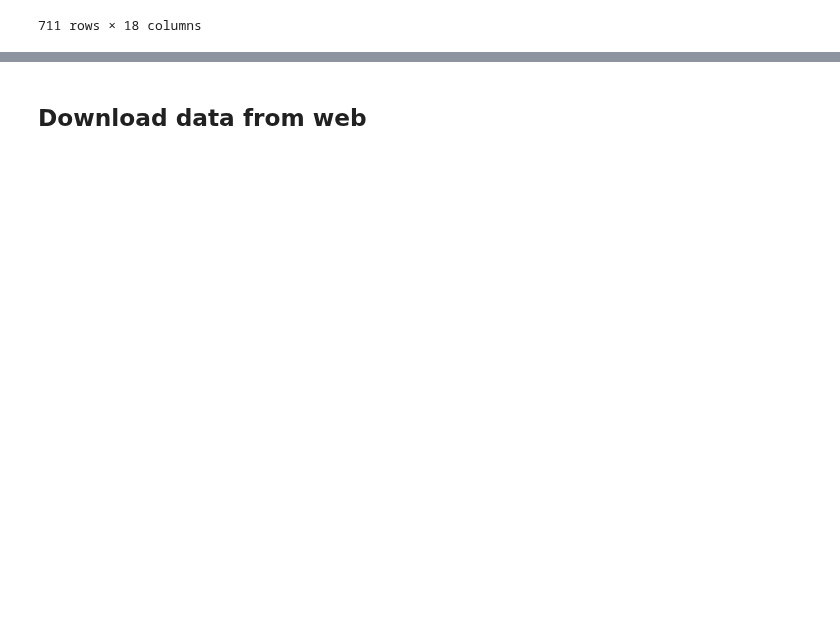
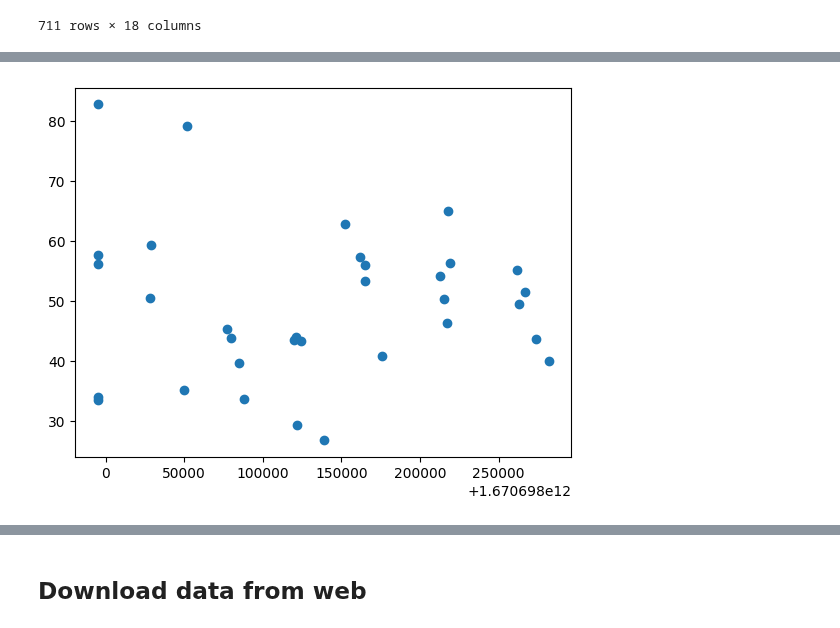
Before and after one commit to arnoldram/dataunionsihf, a Jupyter notebook: playground_joel.ipynb, the cells around one changed output, grey strips where cells are left out. Saved outputs shown, nothing was run; the diff lists cells and outputs as text; code cells hidden in the pictures; blank space fills up the shorter version.

```diff
--- a/playground_joel.ipynb
+++ b/playground_joel.ipynb
@@ -104,0 +102,9 @@ plot_shifts_with_intensity(df, 5)
+# %%
+df_no_keepers = df[~df["Name"].str.contains("Goalkeeper")]
+df_no_keepers = df_no_keepers[df_no_keepers["timestamp"] < df_no_keepers["timestamp"].min() + datetime.timedelta(minutes=5)]
+df_no_keepers = df_no_keepers[df_no_keepers["Name"].str.contains("Guest")]
+
+plt.scatter(df_no_keepers["Timestamp (ms)"], df_no_keepers["Duration (s)"])
+plt.show()
+# %% [output]
+[figure, added]
```
Also changed, not shown: parts of 7 cells of this notebook, 1 other file.
